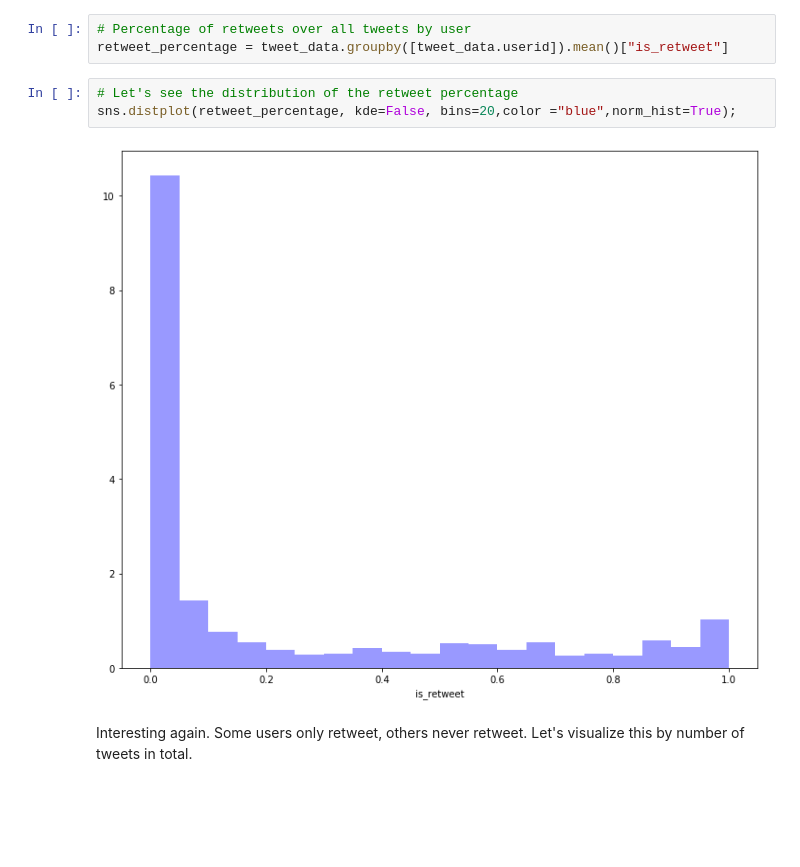
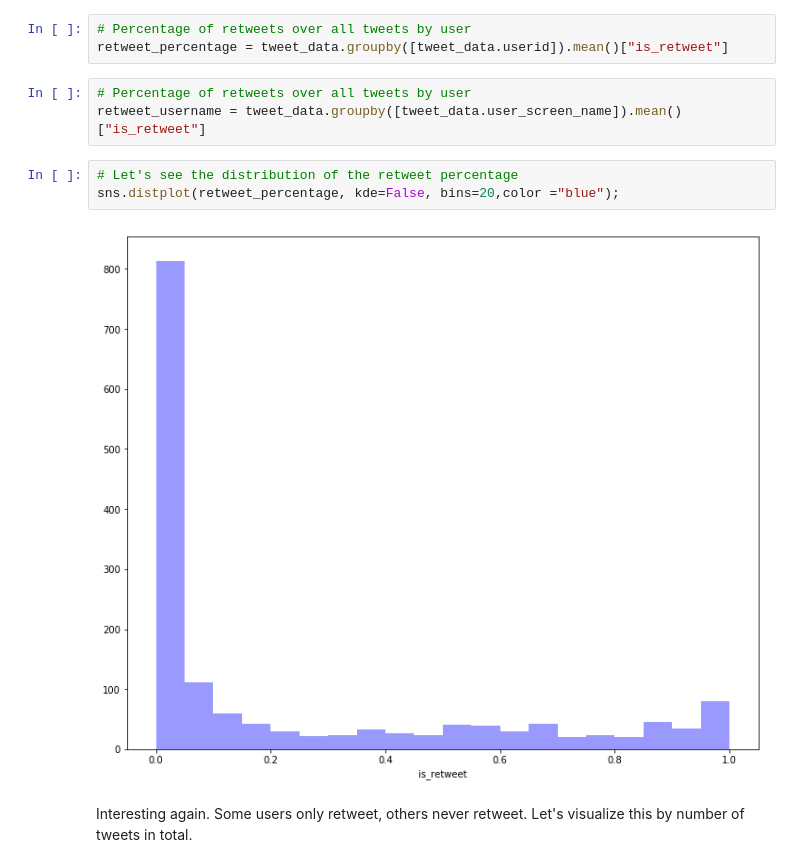
Before and after one commit to jrdmose/BGSE_Text_Mining, a Jupyter notebook: scripts/users_in_depth.ipynb, the cells around one changed output. Saved outputs shown, nothing was run; the diff lists cells and outputs as text; blank space fills up the shorter version.

```diff
--- a/scripts/users_in_depth.ipynb
+++ b/scripts/users_in_depth.ipynb
@@ -333,11 +362,14 @@ This is going to be a bit tricky but should help with the text analysis later on
 # %%
 # Percentage of retweets over all tweets by user
 retweet_percentage = tweet_data.groupby([tweet_data.userid]).mean()["is_retweet"]
+# %%
+# Percentage of retweets over all tweets by user
+retweet_username = tweet_data.groupby([tweet_data.user_screen_name]).mean()["is_retweet"]
 # %%
 # Let's see the distribution of the retweet percentage
-sns.distplot(retweet_percentage, kde=False, bins=20,color ="blue",norm_hist=True);
+sns.distplot(retweet_percentage, kde=False, bins=20,color ="blue");
 # %% [output]
-[figure, old version]
+[figure, new version]
 # %% [markdown]
 Interesting again. Some users only retweet, others never retweet. Let's visualize this by number of tweets in total.
 # %%
```
Also changed, not shown: parts of 34 cells of this notebook, 1 other file.
